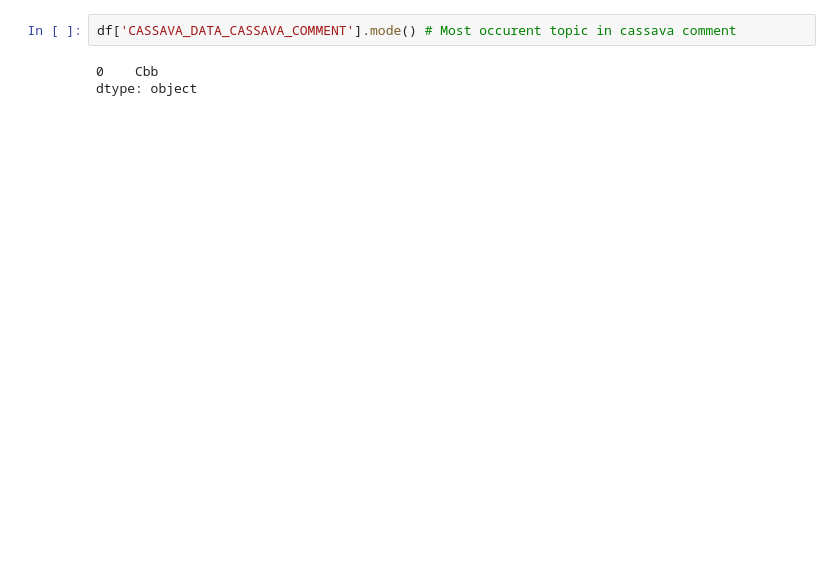
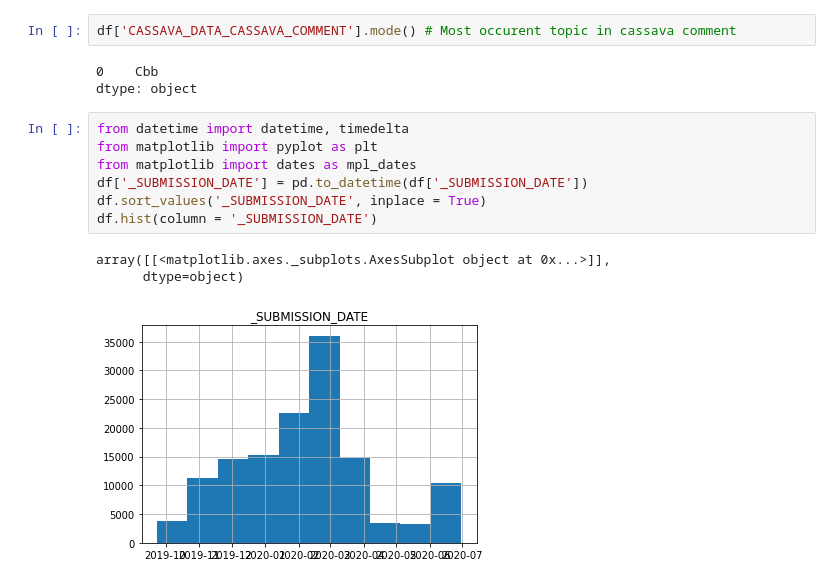
Before and after one commit to BANADDA/pandas-1, a Jupyter notebook: Pandas_1.ipynb, the cells around one changed output. Saved outputs shown, nothing was run; the diff lists cells and outputs as text; blank space fills up the shorter version.

```diff
--- a/Pandas_1.ipynb
+++ b/Pandas_1.ipynb
@@ -37,3 +37,14 @@ df['CASSAVA_DATA_CASSAVA_COMMENT'].mode() # Most occurent topic in cassava comme
 # %% [output]
 0    Cbb
 dtype: object
+# %%
+from datetime import datetime, timedelta
+from matplotlib import pyplot as plt
+from matplotlib import dates as mpl_dates
+df['_SUBMISSION_DATE'] = pd.to_datetime(df['_SUBMISSION_DATE'])
+df.sort_values('_SUBMISSION_DATE', inplace = True)
+df.hist(column = '_SUBMISSION_DATE')
+# %% [output]
+array([[<matplotlib.axes._subplots.AxesSubplot object at 0x...>]],
+      dtype=object)
+[figure, added]
```
